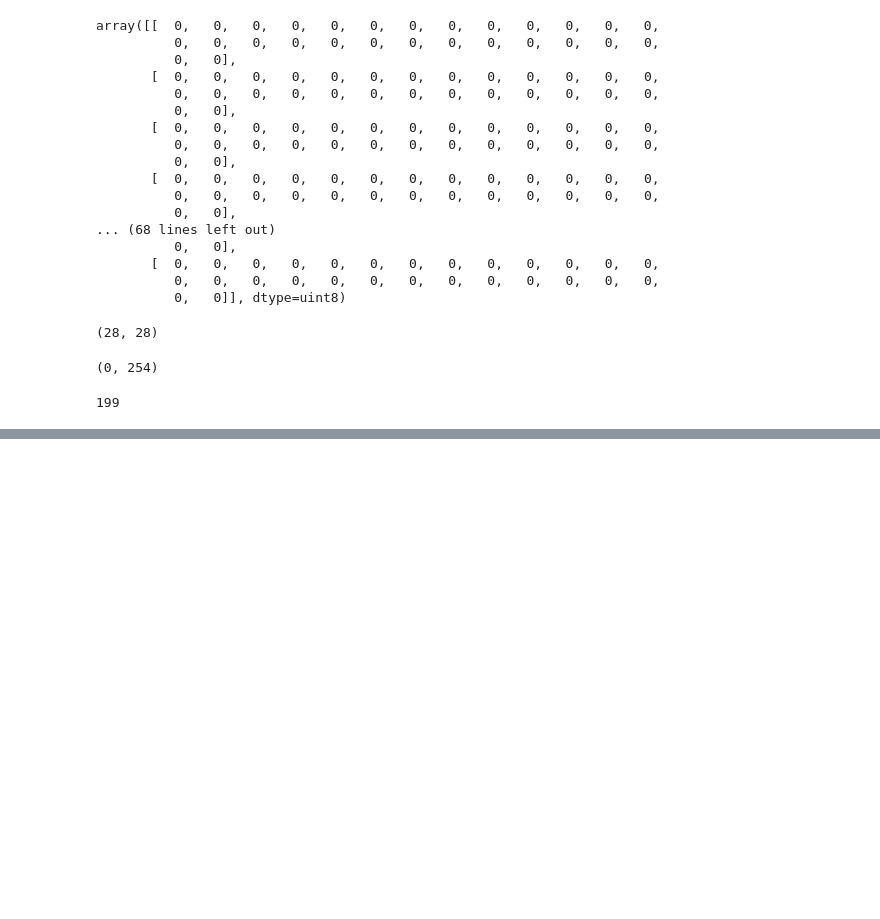
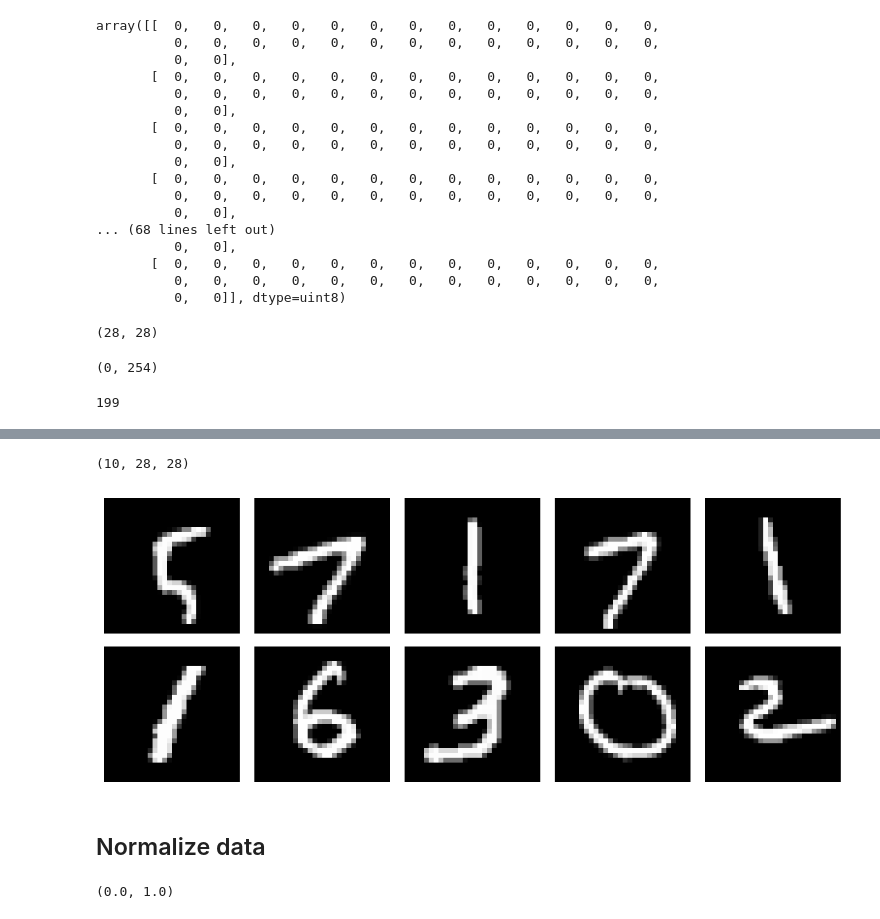
Before and after one commit to MiltonOberg/Artificial_Intelligence2-Milton-OPA23, a Jupyter notebook: code_alongs/Lec08_ANN.ipynb, the cells around one changed output, grey strips where cells are left out. Drawn from its saved outputs; the diff is of its cells as text; code cells hidden in the pictures; blank space fills up the shorter version.

```diff
--- a/code_alongs/Lec08_ANN.ipynb
+++ b/code_alongs/Lec08_ANN.ipynb
@@ -58,0 +90,8 @@ x_train[5000,10,5]
+# %%
+display_images(x_train[100:110])
+x_train[100:110].shape
+# %% [output]
+(10, 28, 28)
+[figure, added]
+# %% [markdown]
+## Normalize data
@@ -58,0 +101,4 @@ x_train[5000,10,5]
+# %%
+X_train.min(), X_train.max()
+# %% [output]
+(0.0, 1.0)
```
Also changed, not shown: parts of 10 cells of this notebook.
